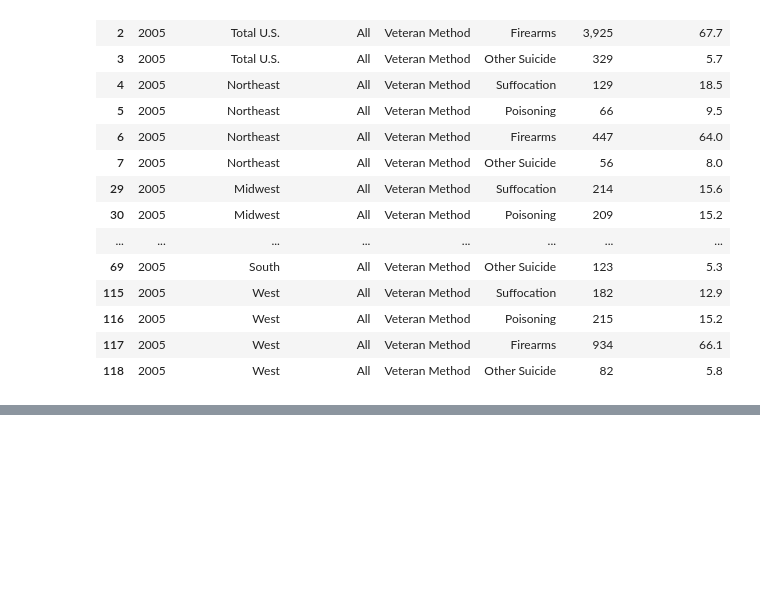
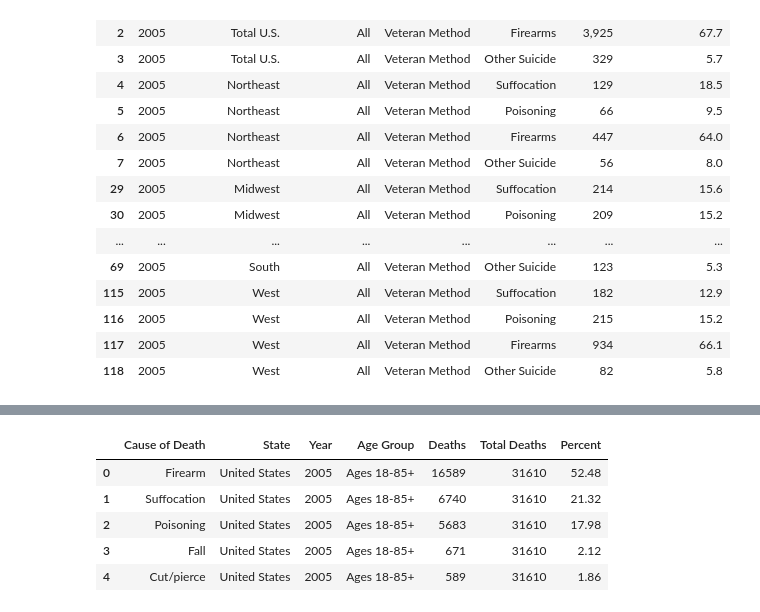
Before and after one commit to jetchechury/Project_1_SuicideAnalysis, a Jupyter notebook: JN_Project1.ipynb, the cells around one changed output, grey strips where cells are left out. Cells and saved outputs as stored; diff of their text form; code cells hidden in the pictures; blank space fills up the shorter version.

```diff
--- a/JN_Project1.ipynb
+++ b/JN_Project1.ipynb
@@ -97,0 +179,10 @@ vet_method_df2.head(20)
+# %%
+general_population_suicide_method_C['Percent']=round(general_population_suicide_method_C['Deaths']/general_population_suicide_method_C['Total Deaths']*100,2)
+general_population_suicide_method_C.head()
+# %% [output]
+|  | Cause of Death | State | Year | Age Group | Deaths | Total Deaths | Percent |
+| 0 | Firearm | United States | 2005 | Ages 18-85+ | 16589 | 31610 | 52.48 |
+| 1 | Suffocation | United States | 2005 | Ages 18-85+ | 6740 | 31610 | 21.32 |
+| 2 | Poisoning | United States | 2005 | Ages 18-85+ | 5683 | 31610 | 17.98 |
+| 3 | Fall | United States | 2005 | Ages 18-85+ | 671 | 31610 | 2.12 |
+| 4 | Cut/pierce | United States | 2005 | Ages 18-85+ | 589 | 31610 | 1.86 |
```
Also changed, not shown: parts of 6 cells of this notebook, 1 other file.
